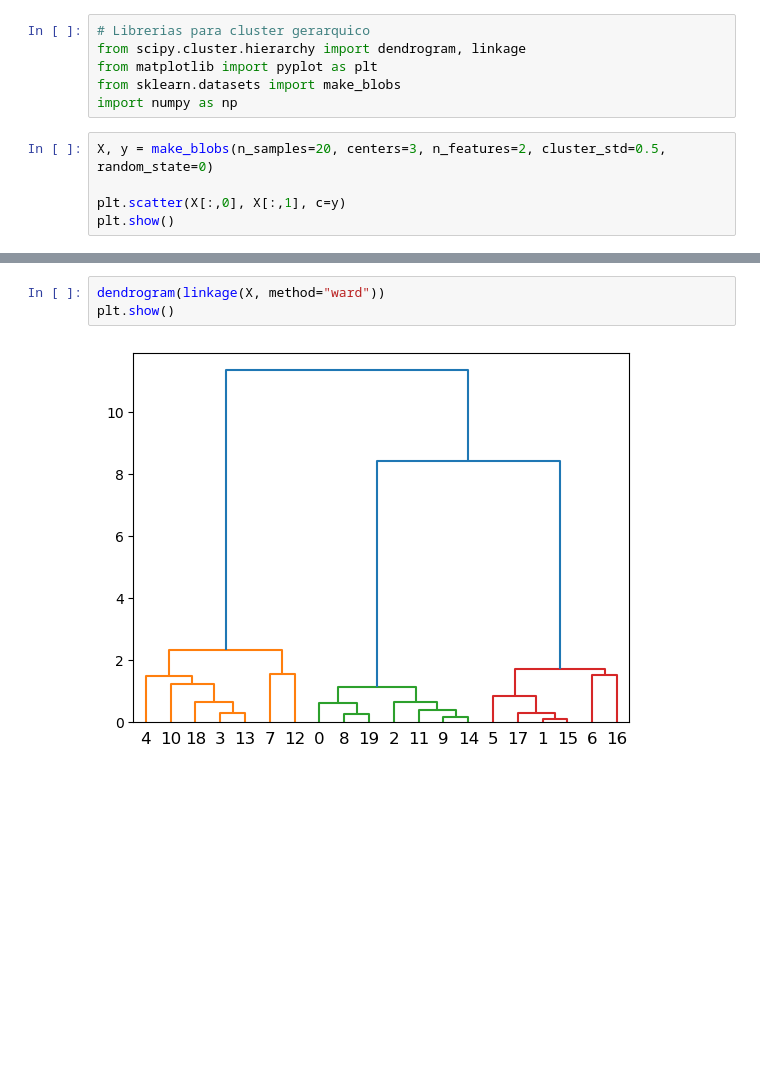
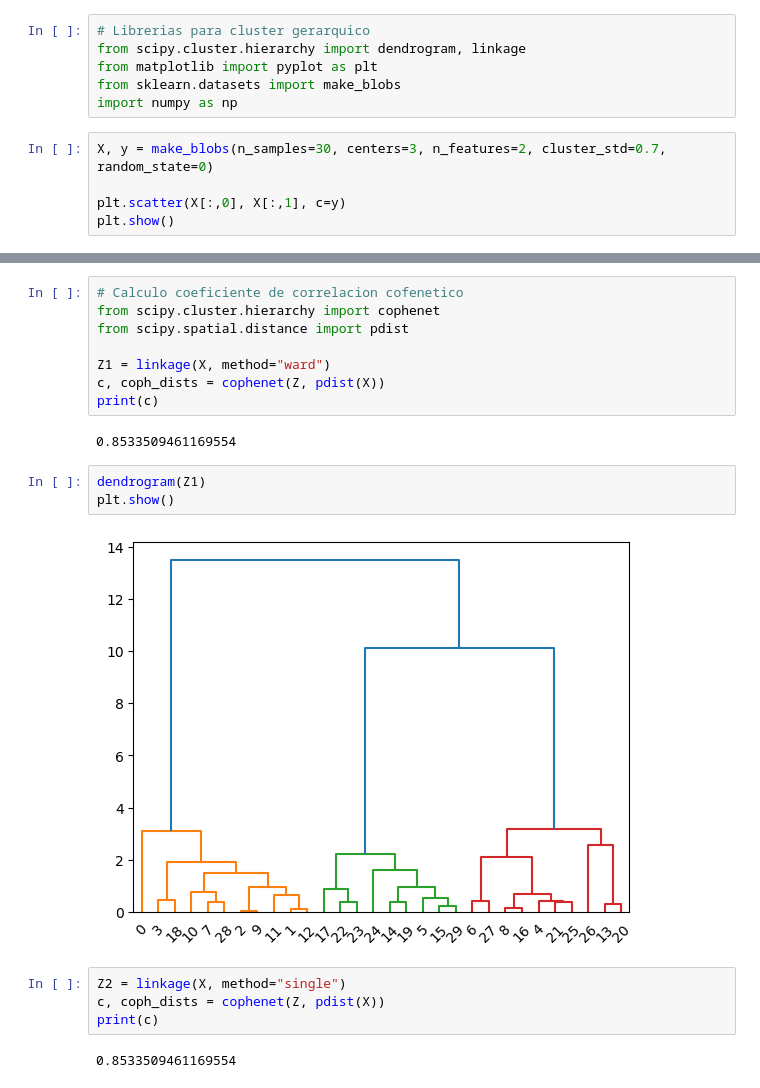
Before and after one commit to kevindmzapata/multivariate-statistics-course, a Jupyter notebook: u2_clasificacion/cluster_jerarquico.ipynb, the cells around one changed output, grey strips where cells are left out. Cells and saved outputs as stored; diff of their text form; blank space fills up the shorter version.

```diff
--- a/u2_clasificacion/cluster_jerarquico.ipynb
+++ b/u2_clasificacion/cluster_jerarquico.ipynb
@@ -5,7 +5,7 @@ from matplotlib import pyplot as plt
 from sklearn.datasets import make_blobs
 import numpy as np
 # %%
-X, y = make_blobs(n_samples=20, centers=3, n_features=2, cluster_std=0.5, random_state=0)
+X, y = make_blobs(n_samples=30, centers=3, n_features=2, cluster_std=0.7, random_state=0)
 
 plt.scatter(X[:,0], X[:,1], c=y)
 plt.show()
@@ -14,5 +14,21 @@ plt.show()
+# %%
+# Calculo coeficiente de correlacion cofenetico
+from scipy.cluster.hierarchy import cophenet
+from scipy.spatial.distance import pdist
+
+Z1 = linkage(X, method="ward")
+c, coph_dists = cophenet(Z, pdist(X))
+print(c)
+# %% [output]
+0.8533509461169554
 # %%
-dendrogram(linkage(X, method="ward"))
+dendrogram(Z1)
 plt.show()
 # %% [output]
-[figure, old version]
+[figure, new version]
+# %%
+Z2 = linkage(X, method="single")
+c, coph_dists = cophenet(Z, pdist(X))
+print(c)
+# %% [output]
+0.8533509461169554
```
Also changed, not shown: parts of 4 cells of this notebook, 3 other files.
